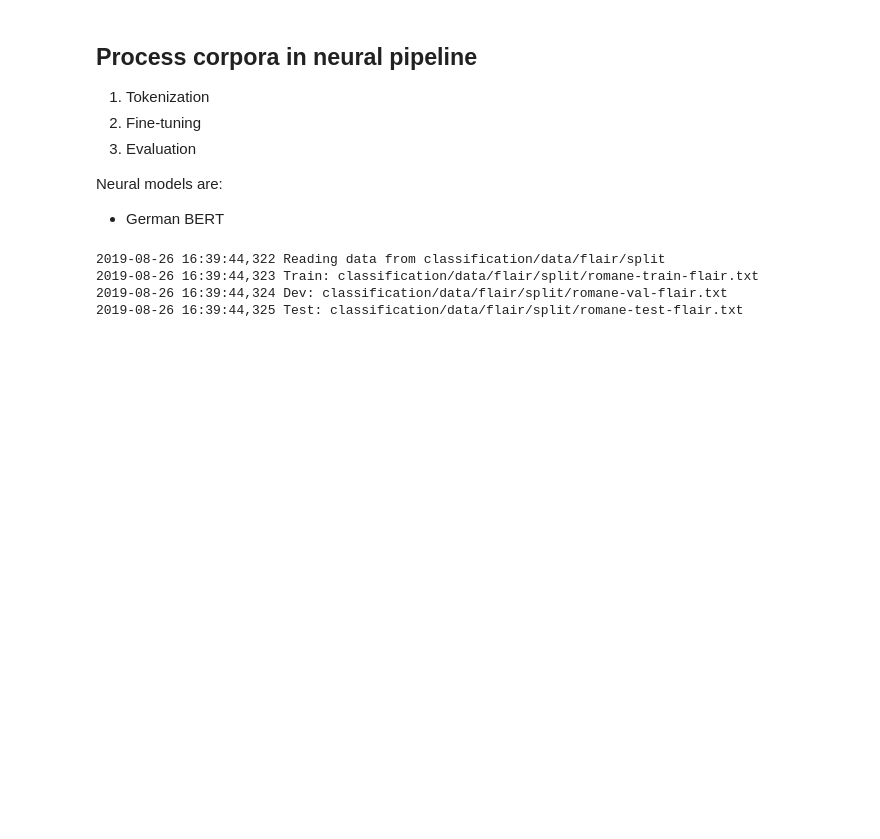
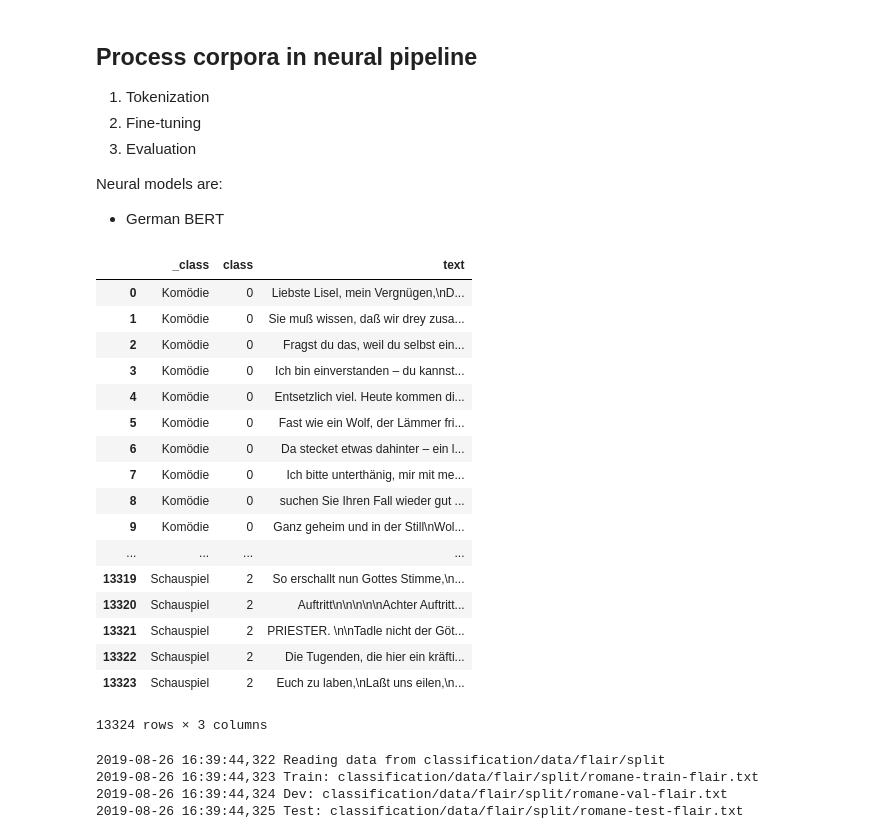
Before and after one commit to severinsimmler/classification, a Jupyter notebook: notebooks/Untitled.ipynb, the cells around one changed output. Drawn from its saved outputs; the diff is of its cells as text; code cells hidden in the pictures; blank space fills up the shorter version.

Commit message:
feat: downsample

```diff
--- a/notebooks/Untitled.ipynb
+++ b/notebooks/Untitled.ipynb
@@ -49,3 +50,9 @@ scores
 
 Neural models are:
 - German BERT
+# %%
+for x in ["wikipedia", "romane", "zeitung", "dramen"]:
+    df = downsample(classification.preprocessing.load(x))
+    import json
+    with open(f"{x}-downsampled.json", "w", encoding="utf-8") as f:
+        f.write(json.dumps([{"class": row["class"], "text": row["text"]} for _, row in df.iterrows()], indent=2, ensure_ascii=False))
@@ -52,3 +73,24 @@ Neural models are:
+# %%
+[{"class": row["class"], "text": row["text"]} for _, row in df.iterrows()]
+# %% [output]
+|  | _class | class | text |
+| 0 | Komödie | 0 | Liebste Lisel, mein Vergnügen,\nD... |
+| 1 | Komödie | 0 | Sie muß wissen, daß wir drey zusa... |
+| 2 | Komödie | 0 | Fragst du das, weil du selbst ein... |
+| 3 | Komödie | 0 | Ich bin einverstanden – du kannst... |
+| 4 | Komödie | 0 | Entsetzlich viel. Heute kommen di... |
+| 5 | Komödie | 0 | Fast wie ein Wolf, der Lämmer fri... |
+| 6 | Komödie | 0 | Da stecket etwas dahinter – ein l... |
+| 7 | Komödie | 0 | Ich bitte unterthänig, mir mit me... |
+| 8 | Komödie | 0 | suchen Sie Ihren Fall wieder gut ... |
+| 9 | Komödie | 0 | Ganz geheim und in der Still\nWol... |
+| ... | ... | ... | ... |
+| 13319 | Schauspiel | 2 | So erschallt nun Gottes Stimme,\n... |
+| 13320 | Schauspiel | 2 | Auftritt\n\n\n\n\nAchter Auftritt... |
+| 13321 | Schauspiel | 2 | PRIESTER. \n\nTadle nicht der Göt... |
+| 13322 | Schauspiel | 2 | Die Tugenden, die hier ein kräfti... |
+| 13323 | Schauspiel | 2 | Euch zu laben,\nLaßt uns eilen,\n... |
+13324 rows × 3 columns
 # %%
 from flair.data import Corpus
 from flair.datasets import ClassificationCorpus
```
Also changed, not shown: parts of 3 cells of this notebook, 31 other files.
